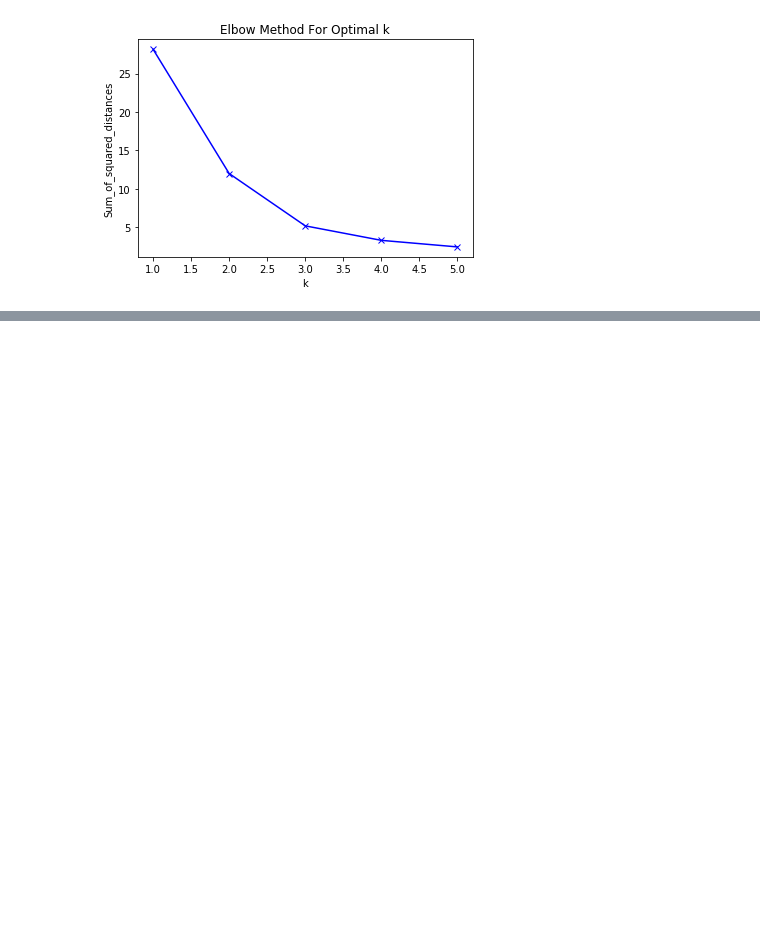
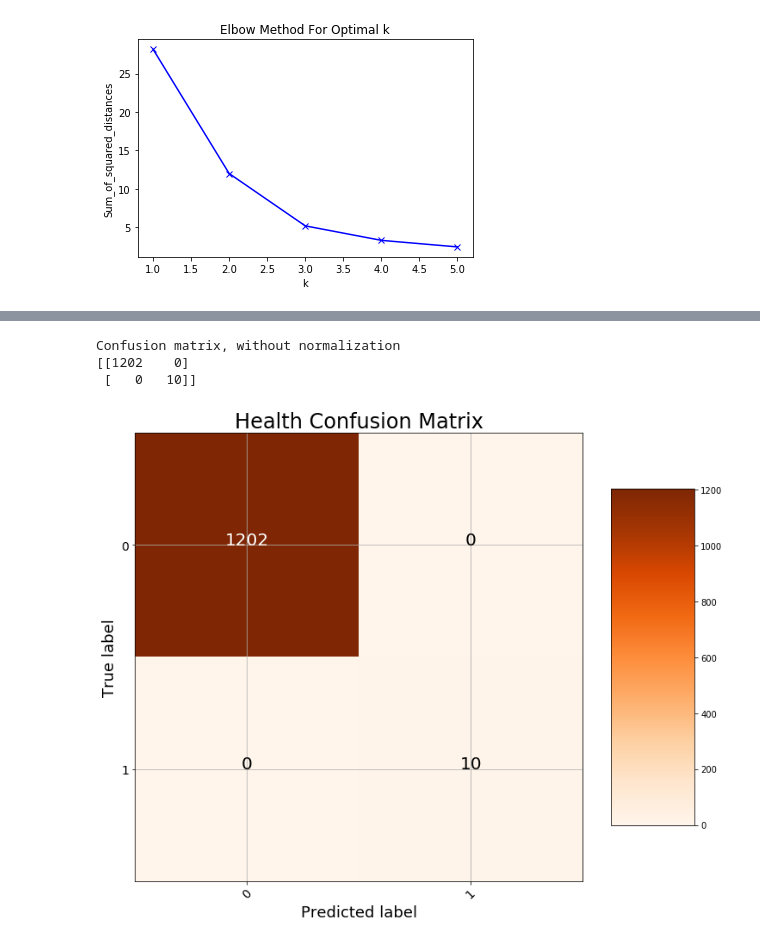
Before and after one commit to gabi939/elections, a Jupyter notebook: elections.ipynb, the cells around one changed output, grey strips where cells are left out. Cells and saved outputs as stored; diff of their text form; code cells hidden in the pictures; blank space fills up the shorter version.

Commit message:
confusion metrix added

```diff
--- a/elections.ipynb
+++ b/elections.ipynb
@@ -254,19 +496,20 @@ param_grid = {
     'bootstrap': [True, False]  # Whether bootstrap samples are used when building trees.
 }
 
-df21 = get_data(SETTELMENT,21)
+df21 = pd.read_excel(SETTELMENT21)
 df21 = remove_small_parties(df21,135720)
 df21 = unite_parties(df21)
 df21=df21[["committee code","Voters","Disqualified","Holders of voting rights","Likud",
            "Blue and white","Haredi","Right","Arab","Left","valid votes"]]
-df22 = get_data(SETTELMENT,22)
+
+df22 = pd.read_excel(SETTELMENT22)
 df22 = remove_small_parties(df22,135720)
 df22 = unite_parties(df22)
 df22=df22[["committee code","Voters","Disqualified","Holders of voting rights","Likud",
            "Blue and white","Haredi","Right","Arab","Left","valid votes"]]
 
 
-df23 = get_data(SETTELMENT,23)
+df23 = pd.read_excel(SETTELMENT23)
 df23 = remove_small_parties(df23,135720)
 df23 = unite_parties(df23)
 a=["HAIFA","ELAT","AYYELET HASHAHAR","SAKHNIN","QAZRIN"]
@@ -290,8 +533,7 @@ rs = RandomizedSearchCV(estimator, param_grid, n_jobs=-1,
 rs.fit(x_train,y_train)
 predict_y = rs.predict(x_test)
 actual=df23.iloc[:,-1].values
-i=0
-while i< len(predict_y):
+
+for  i in range(len(predict_y)):
         print("predection for "+str(locations[i])+ " is "+str(predict_y[i])+" while the true value is "+
                                     str(actual[i]))
-        i=i+1
@@ -307,0 +679,9 @@ predection for ['QAZRIN'] is 3641.7413353174593 while the true value is 3498
+# %%
+cm = confusion_matrix(test_y, y_predict)
+plot_confusion_matrix(cm, classes = ['0', '1'],
+                      title = 'Health Confusion Matrix')
+# %% [output]
+Confusion matrix, without normalization
+[[1202    0]
+ [   0   10]]
+[figure, added]
```
Also changed, not shown: parts of 13 cells of this notebook, 2 other files.
